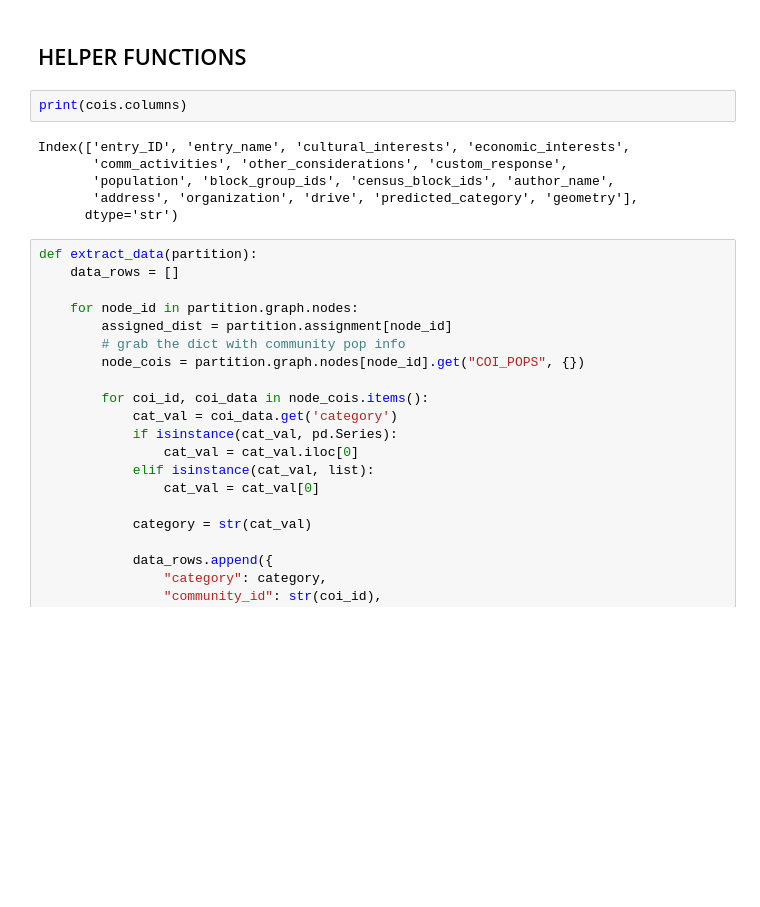
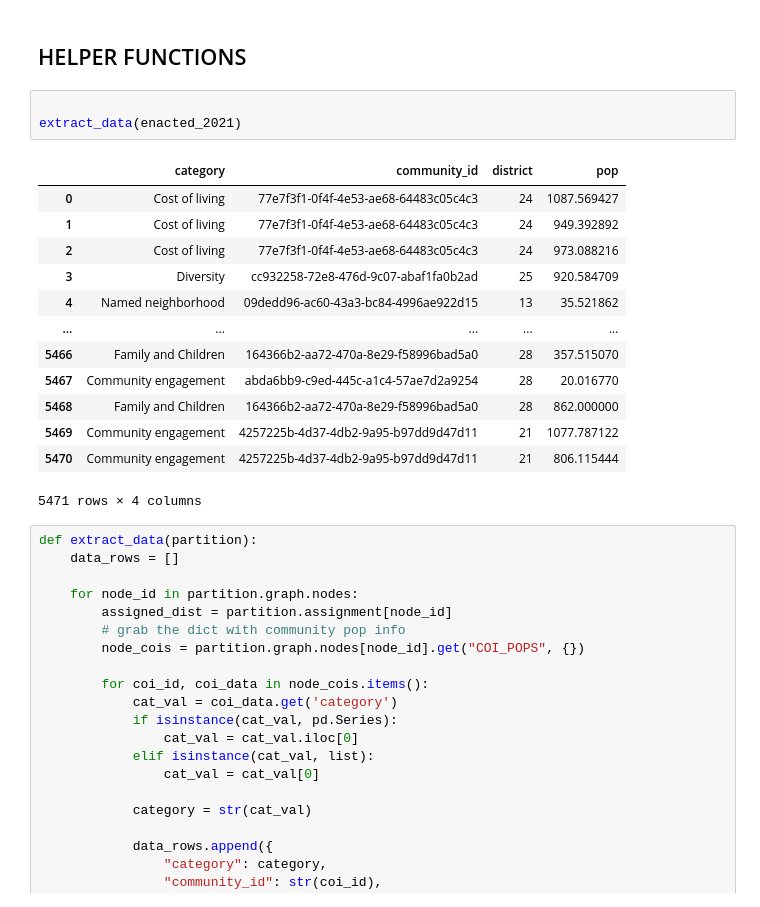
Before and after one commit to jevonlipsey/coi-preservation-project, a Jupyter notebook: co/co_2021_ss.ipynb, the cells around one changed output. Saved outputs shown, nothing was run; the diff lists cells and outputs as text; blank space fills up the shorter version.

```diff
--- a/co/co_2021_ss.ipynb
+++ b/co/co_2021_ss.ipynb
@@ -123,13 +123,22 @@ vtds['district_2021'] = joined_vtds_2021['District']
 # %% [markdown]
 ## HELPER FUNCTIONS
 # %%
-print(cois.columns)
+
+extract_data(enacted_2021)
 # %% [output]
+|  | category | community_id | district | pop |
+| 0 | Cost of living | 77e7f3f1-0f4f-4e53-ae68-64483c05c4c3 | 24 | 1087.569427 |
+| 1 | Cost of living | 77e7f3f1-0f4f-4e53-ae68-64483c05c4c3 | 24 | 949.392892 |
+| 2 | Cost of living | 77e7f3f1-0f4f-4e53-ae68-64483c05c4c3 | 24 | 973.088216 |
+| 3 | Diversity | cc932258-72e8-476d-9c07-abaf1fa0b2ad | 25 | 920.584709 |
+| 4 | Named neighborhood | 09dedd96-ac60-43a3-bc84-4996ae922d15 | 13 | 35.521862 |
+| ... | ... | ... | ... | ... |
+| 5466 | Family and Children | 164366b2-aa72-470a-8e29-f58996bad5a0 | 28 | 357.515070 |
+| 5467 | Community engagement | abda6bb9-c9ed-445c-a1c4-57ae7d2a9254 | 28 | 20.016770 |
+| 5468 | Family and Children | 164366b2-aa72-470a-8e29-f58996bad5a0 | 28 | 862.000000 |
+| 5469 | Community engagement | 4257225b-4d37-4db2-9a95-b97dd9d47d11 | 21 | 1077.787122 |
+| 5470 | Community engagement | 4257225b-4d37-4db2-9a95-b97dd9d47d11 | 21 | 806.115444 |
-Index(['entry_ID', 'entry_name', 'cultural_interests', 'economic_interests',
-       'comm_activities', 'other_considerations', 'custom_response',
-       'population', 'block_group_ids', 'census_block_ids', 'author_name',
-       'address', 'organization', 'drive', 'predicted_category', 'geometry'],
-      dtype='str')
+5471 rows × 4 columns
 # %%
 def extract_data(partition):
     data_rows = []
```
Also changed, not shown: parts of 1 cell of this notebook, 8 other files.
